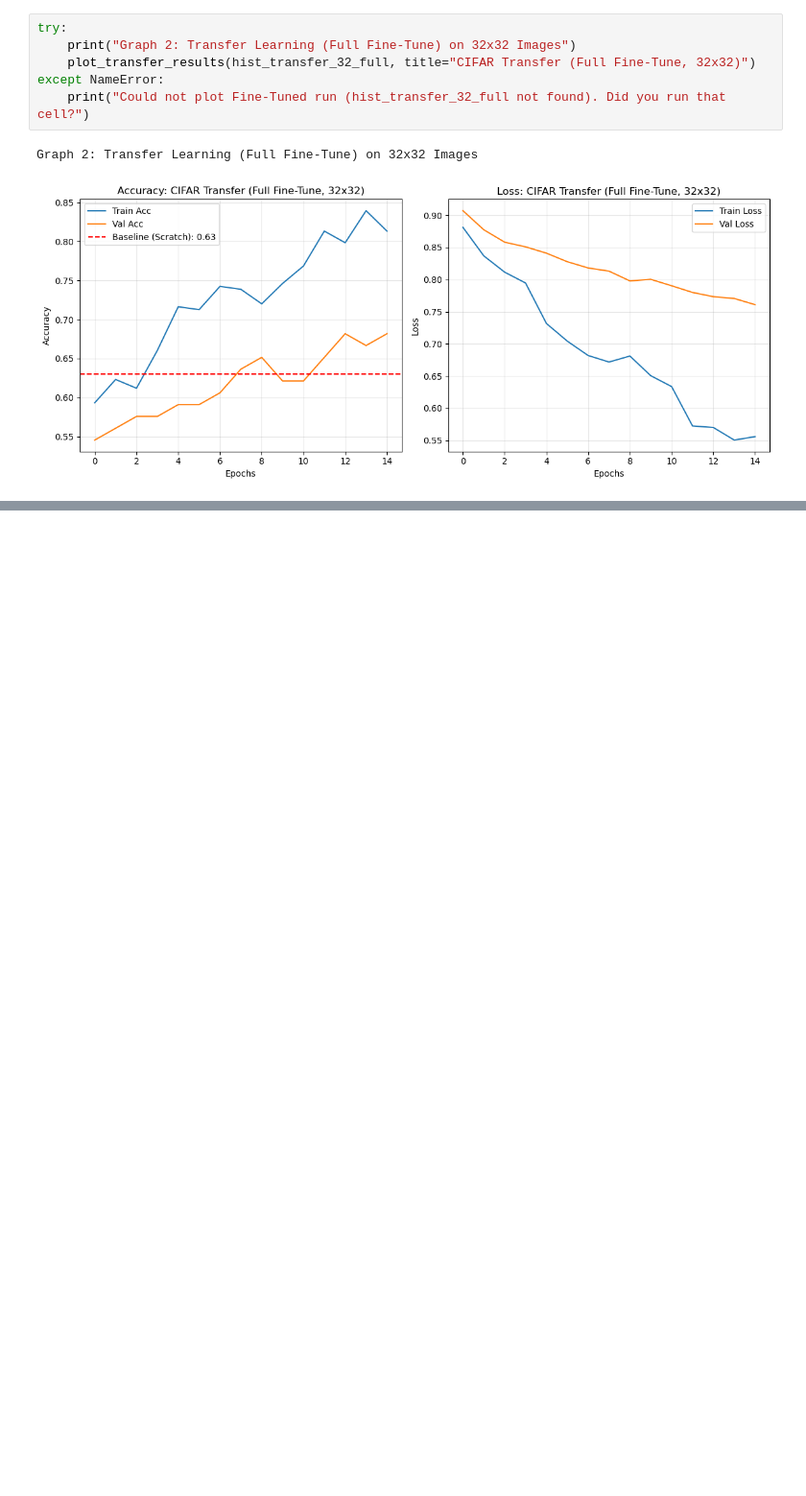
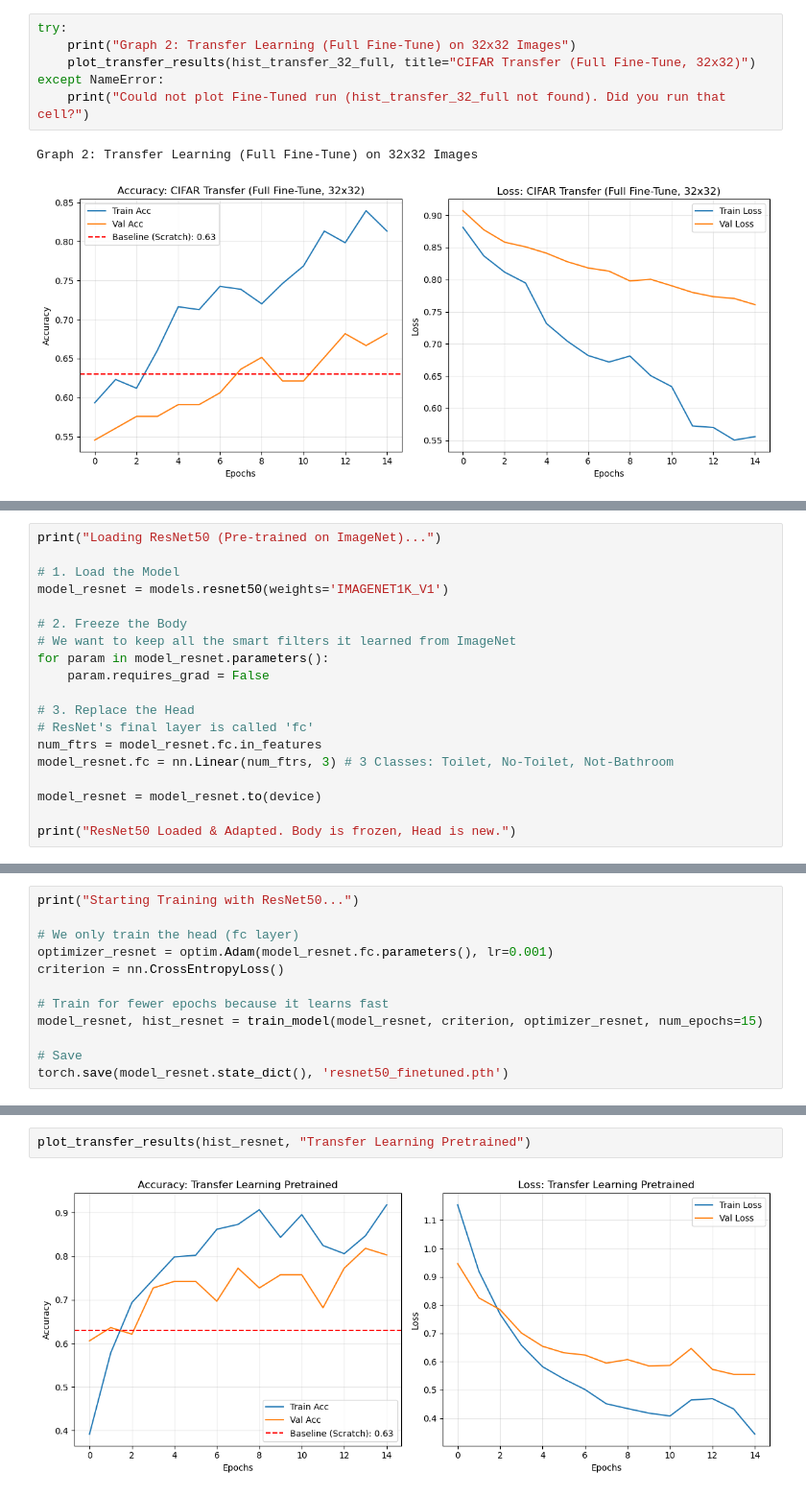
Before and after one commit to 1mache/toilet-detector, a Jupyter notebook: notebook_torch_part2.ipynb, the cells around one changed output, grey strips where cells are left out. Shown at 96% size. Saved outputs shown, nothing was run; the diff lists cells and outputs as text; blank space fills up the shorter version.

```diff
--- a/notebook_torch_part2.ipynb
+++ b/notebook_torch_part2.ipynb
@@ -594,0 +628,19 @@ Final accuracy we reached is 68%
+# %%
+print("Loading ResNet50 (Pre-trained on ImageNet)...")
+
+# 1. Load the Model
+model_resnet = models.resnet50(weights='IMAGENET1K_V1')
+
+# 2. Freeze the Body
+# We want to keep all the smart filters it learned from ImageNet
+for param in model_resnet.parameters():
+    param.requires_grad = False
+
+# 3. Replace the Head
+# ResNet's final layer is called 'fc'
+num_ftrs = model_resnet.fc.in_features
+model_resnet.fc = nn.Linear(num_ftrs, 3) # 3 Classes: Toilet, No-Toilet, Not-Bathroom
+
+model_resnet = model_resnet.to(device)
+
+print("ResNet50 Loaded & Adapted. Body is frozen, Head is new.")
@@ -594,0 +650,12 @@ Final accuracy we reached is 68%
+# %%
+print("Starting Training with ResNet50...")
+
+# We only train the head (fc layer)
+optimizer_resnet = optim.Adam(model_resnet.fc.parameters(), lr=0.001)
+criterion = nn.CrossEntropyLoss()
+
+# Train for fewer epochs because it learns fast
+model_resnet, hist_resnet = train_model(model_resnet, criterion, optimizer_resnet, num_epochs=15)
+
+# Save
+torch.save(model_resnet.state_dict(), 'resnet50_finetuned.pth')
@@ -594,0 +680,4 @@ Final accuracy we reached is 68%
+# %%
+plot_transfer_results(hist_resnet, "Transfer Learning Pretrained")
+# %% [output]
+[figure, added]
```
Also changed, not shown: parts of 12 cells of this notebook, 3 other files.
